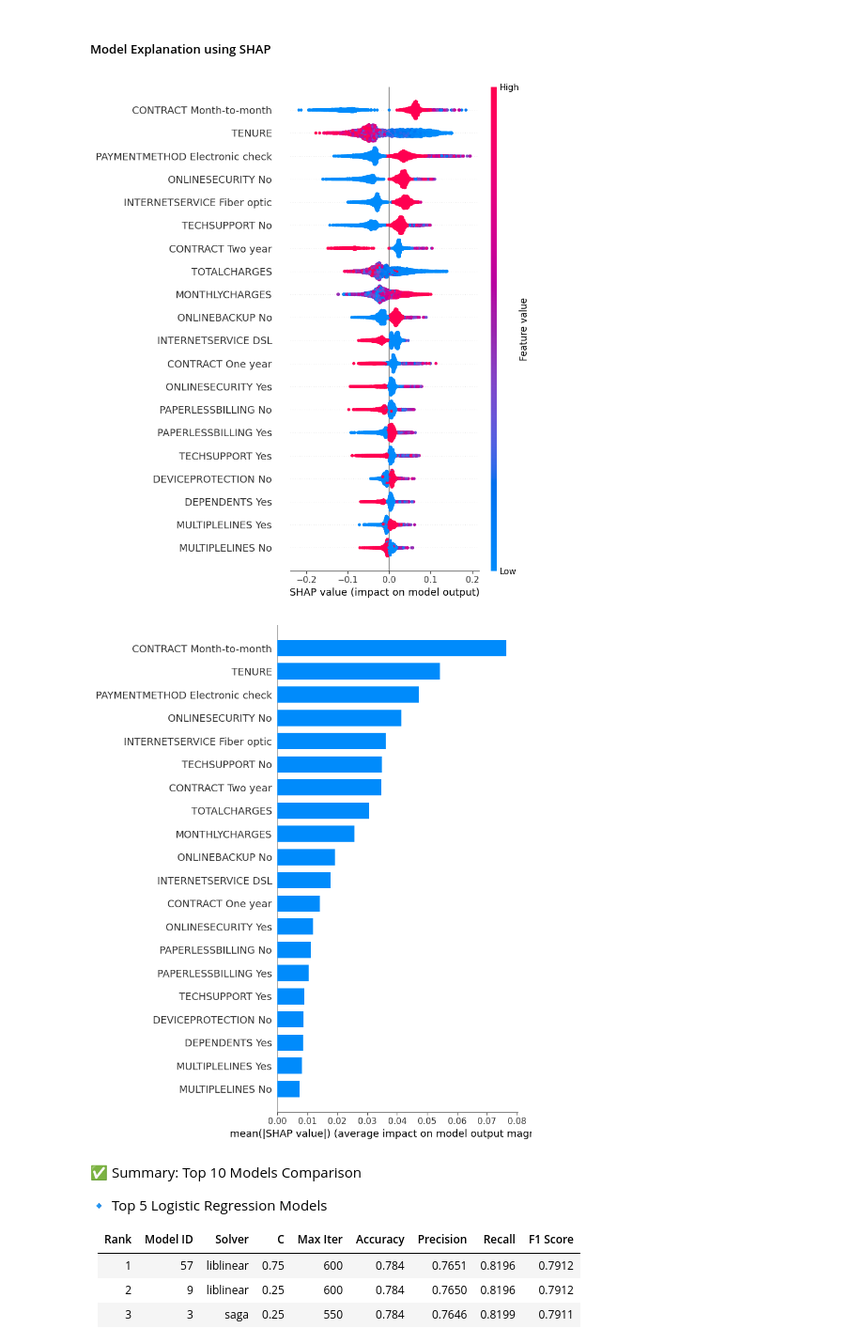
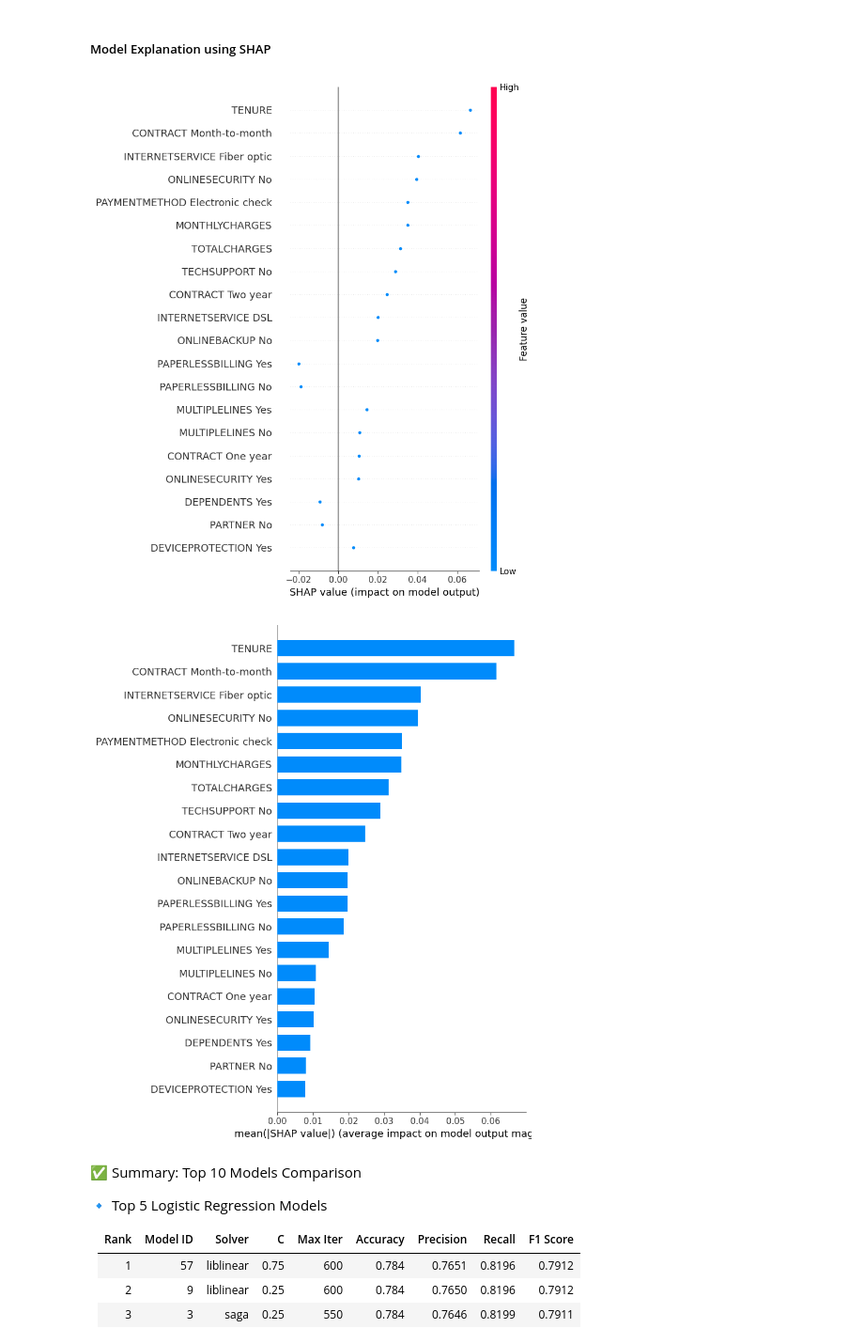
Before and after one commit to kuldeepguptahub/customerchurn, a Jupyter notebook: notebooks/model_selection.ipynb, the cells around one changed output. Shown: that part at 94% size. Drawn from its saved outputs; the diff is of its cells as text; code cells hidden in the pictures.

```diff
--- a/notebooks/model_selection.ipynb
+++ b/notebooks/model_selection.ipynb
@@ -225,21 +225,21 @@ X_train_df = pd.DataFrame(X_train, columns=feature_names)
 import shap
 
 explainer = shap.TreeExplainer(rf_best_model)
-shap_values = explainer.shap_values(X_train_df)
+shap_values = explainer.shap_values(X_train_df.sample(1))
 # %%
 shap_values = np.transpose(shap_values, (2, 0, 1))
 # %%
 # summary plot
 
-shap.summary_plot(shap_values[1], X_train_df)
+shap.summary_plot(shap_values[1], X_train_df.sample(1))
 # %% [output]
-[figure, old version]
+[figure, new version]
 # %%
 # Bar Plot (Mean SHAP value per feature)
 
-shap.summary_plot(shap_values[1], X_train_df, plot_type="bar")
+shap.summary_plot(shap_values[1], X_train_df.sample(1), plot_type="bar")
 # %% [output]
-[figure, old version]
+[figure, new version]
 # %% [markdown]
 ✅ Summary: Top 10 Models Comparison
 
```
Also changed, not shown: parts of 1 cell of this notebook.
